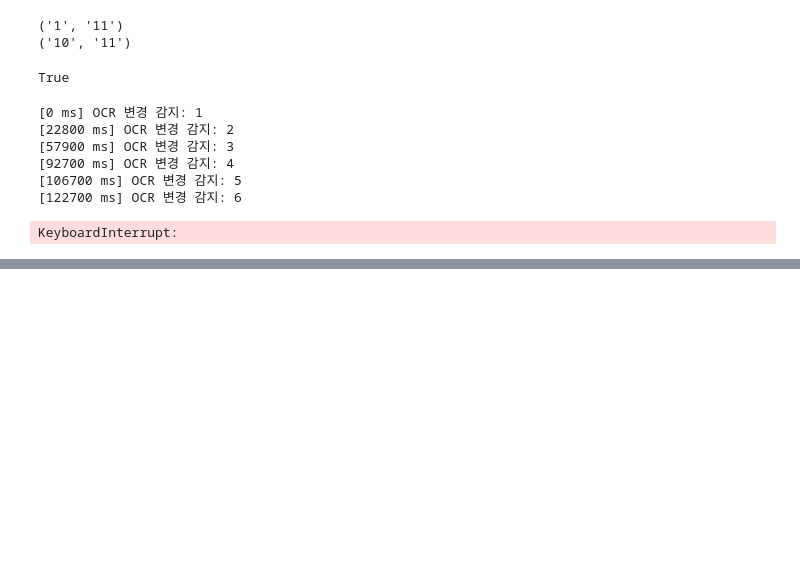
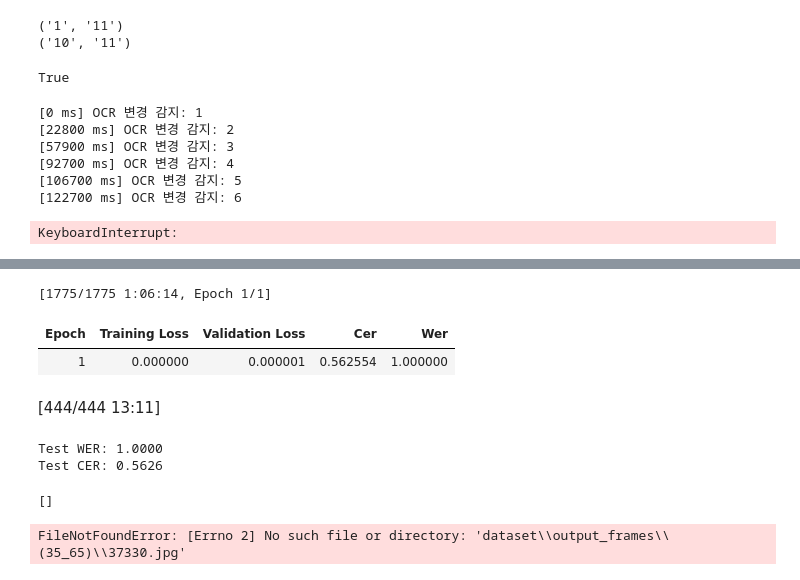
Before and after one commit to minjae0327/Video-Spliter, a Jupyter notebook: videl_spliter.ipynb, the cells around one changed output, grey strips where cells are left out. Saved outputs shown, nothing was run; the diff lists cells and outputs as text; code cells hidden in the pictures; blank space fills up the shorter version.

```diff
--- a/videl_spliter.ipynb
+++ b/videl_spliter.ipynb
@@ -165,0 +334,28 @@ KeyboardInterrupt:
+# %%
+# 클래스 불균형 방지
+
+labels = os.listdir(image_save_directory)
+
+label_length = {}
+count = float("inf")
+
+for label in labels:
+    if label == "ETC":
+        continue
+    label_path = os.path.join(image_save_directory, label)
+
+    files = os.listdir(label_path)
+    label_length[label] = files
+
+    if count > len(files):
+        count = len(files)
+
+print("가장 적은 프레임 수:", count)
+
+# count보다 적은 파일들 제거
+for label, files in label_length.items():
+    label_path = os.path.join(image_save_directory, label)
+
+    if len(files) > count:
+        for delete_file in files[count:]:
+            os.remove(os.path.join(label_path, delete_file))
@@ -165,0 +503,6 @@ KeyboardInterrupt:
+# %%
+trainer.train()
+
+# 학습이 끝난 후 테스트셋에서 CER 평가
+eval_results = trainer.evaluate()
+# %% [output]
@@ -165,0 +510,15 @@ KeyboardInterrupt:
+[1775/1775 1:06:14, Epoch 1/1]
+| Epoch | Training Loss | Validation Loss | Cer | Wer |
+| 1 | 0.000000 | 0.000001 | 0.562554 | 1.000000 |
+[444/444 13:11]
+# %%
+print(f"Test WER: {eval_results['eval_wer']:.4f}")
+print(f"Test CER: {eval_results['eval_cer']:.4f}")
+# %% [output]
+Test WER: 1.0000
+Test CER: 0.5626
+# %%
+model.save_pretrained("trocr_custon_model")
+processor.save_pretrained("trocr_custon_model")
+# %% [output]
+[]
@@ -165,0 +532,18 @@ KeyboardInterrupt:
+# %%
+def predict_image(image_path):
+    image = Image.open(image_path).convert("RGB")
+    pixel_values = processor(images=image, return_tensors="pt").pixel_values.to(device)
+
+    # 텍스트 생성
+    generated_ids = model.generate(pixel_values, max_length=10)
+    generated_text = processor.tokenizer.decode(generated_ids[0], skip_special_tokens=True)
+
+    return generated_text
+
+
+image_path = "dataset\\output_frames\\(35_65)\\37330.jpg"
+
+predicted_label = predict_image(image_path)
+print(predicted_label)
+# %% [output]
+FileNotFoundError: [Errno 2] No such file or directory: 'dataset\\output_frames\\(35_65)\\37330.jpg'
```
Also changed, not shown: parts of 12 cells of this notebook, 7 other files.
